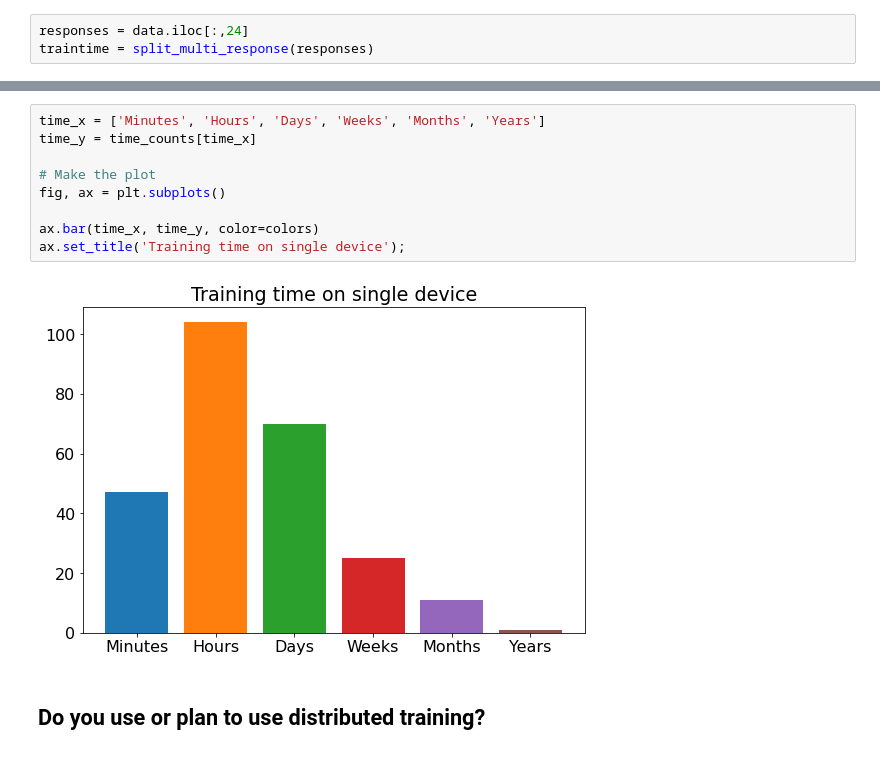
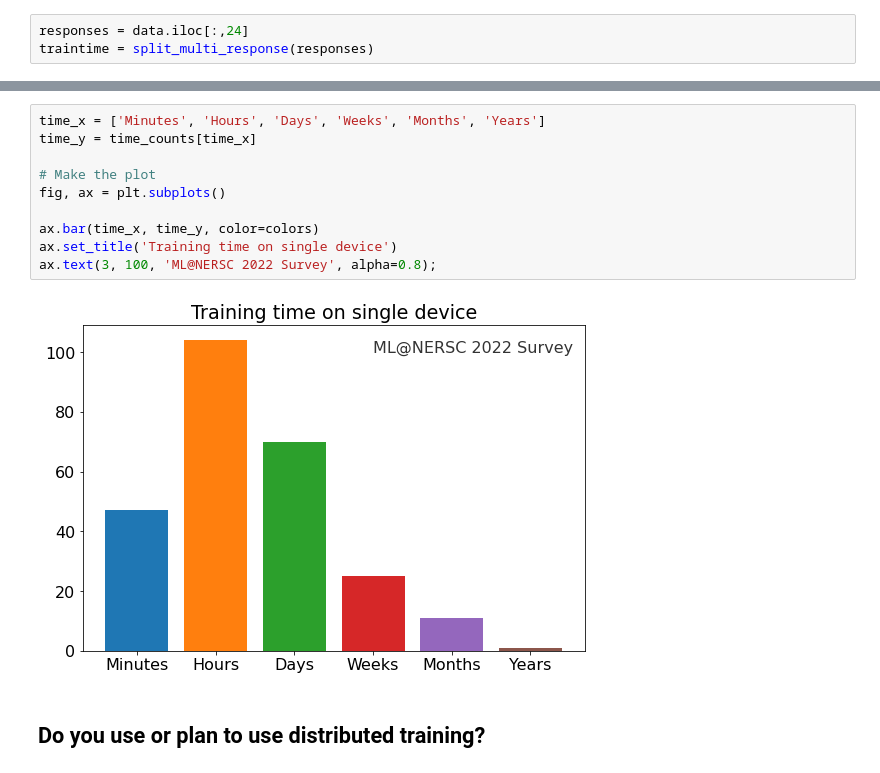
Before and after one commit to sparticlesteve/nersc-ml-survey, a Jupyter notebook: survey_analysis.ipynb, the cells around one changed output, grey strips where cells are left out. Drawn from its saved outputs; the diff is of its cells as text.

```diff
--- a/survey_analysis.ipynb
+++ b/survey_analysis.ipynb
@@ -318,14 +325,15 @@ Name: How long does (or would) it take to train your models on a single device?,
 # %%
 time_x = ['Minutes', 'Hours', 'Days', 'Weeks', 'Months', 'Years']
 time_y = time_counts[time_x]
 
 # Make the plot
 fig, ax = plt.subplots()
 
 ax.bar(time_x, time_y, color=colors)
-ax.set_title('Training time on single device');
+ax.set_title('Training time on single device')
+ax.text(3, 100, 'ML@NERSC 2022 Survey', alpha=0.8);
 # %% [output]
-[figure, old version]
+[figure, new version]
 # %% [markdown]
 ## Do you use or plan to use distributed training?
 # %%
```
Also changed, not shown: parts of 8 cells of this notebook.
